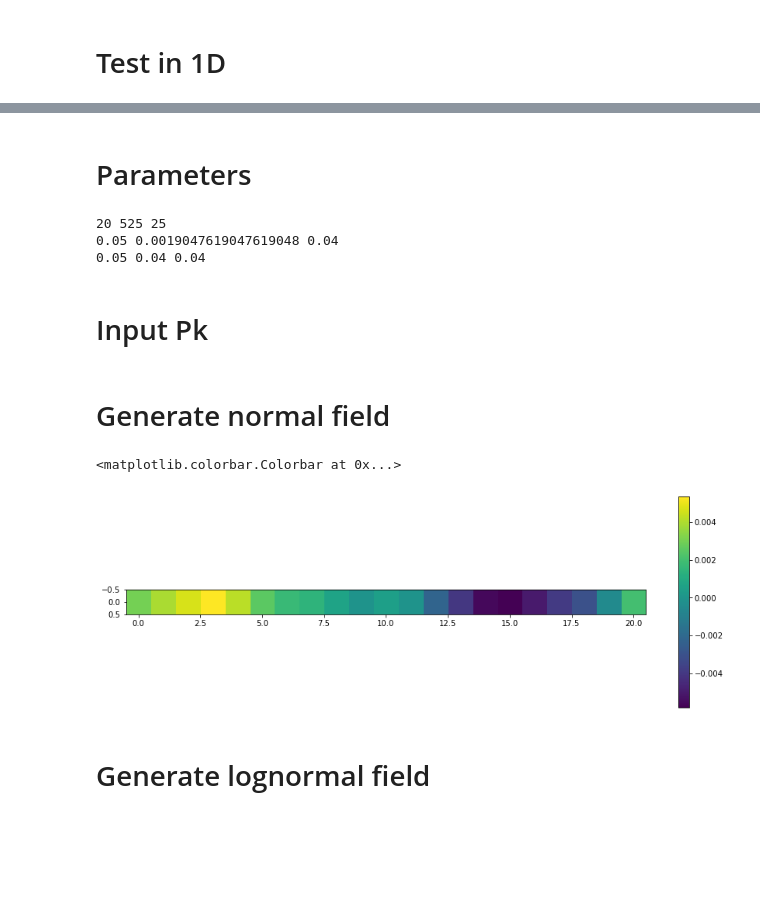
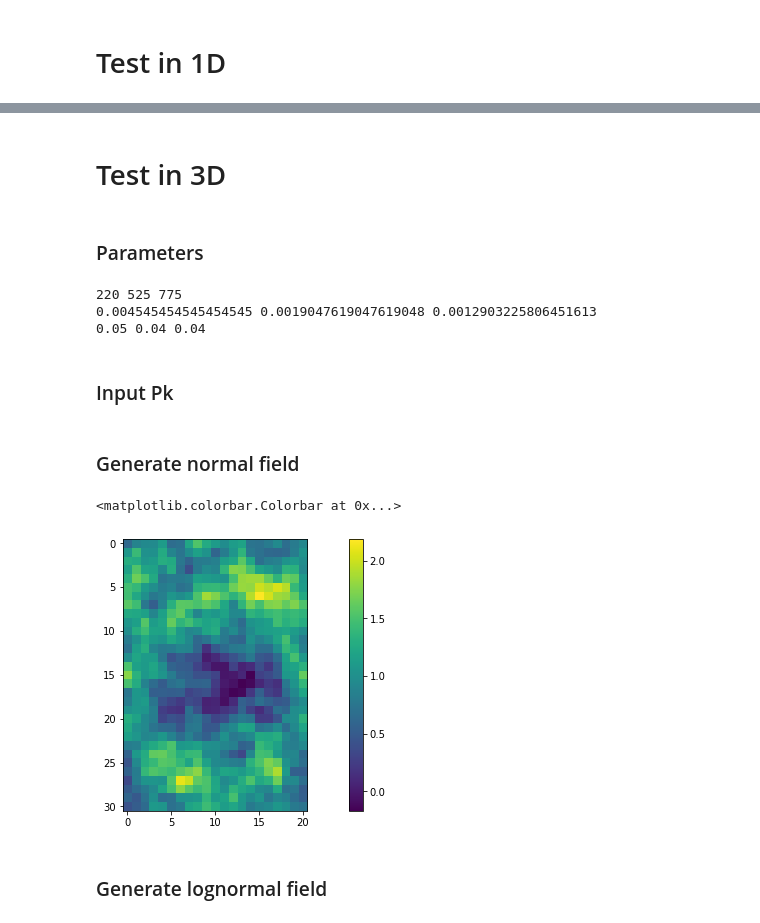
Before and after one commit to remi-adam/pitszi, a Jupyter notebook: notebook/pitszi_dev_lognormal_field_from_pk.ipynb, the cells around one changed output, grey strips where cells are left out. Drawn from its saved outputs; the diff is of its cells as text; code cells hidden in the pictures; blank space fills up the shorter version.

Commit message:
implement lognormal statistics and change default param

```diff
--- a/notebook/pitszi_dev_lognormal_field_from_pk.ipynb
+++ b/notebook/pitszi_dev_lognormal_field_from_pk.ipynb
@@ -174,26 +268,28 @@ plt.fill_between(kmeas, np.median(pkln_mc, axis=0)+np.std(pkln_mc, axis=0),
+# %% [markdown]
+# Test in 3D
 # %% [markdown]
-# Parameters
+### Parameters
 # %%
 Linj = 800
 Ldis = 10
 slope = -11.0/3
-Norm = 0.1
+Norm = 0.5
 # %%
 proj_reso = 20
 los_reso = 25
 Nx = 21
-Ny = 1
-Nz = 1
+Ny = 31
+Nz = 11
 
 print(proj_reso*Nz, los_reso*Nx, los_reso*Ny)
 print(1/(proj_reso*Nz), 1/(los_reso*Nx), 1/(los_reso*Ny))
 print(1/(proj_reso), 1/(los_reso), 1/(los_reso))
 # %% [output]
-20 525 25
-0.05 0.0019047619047619048 0.04
+220 525 775
+0.004545454545454545 0.0019047619047619048 0.0012903225806451613
 0.05 0.04 0.04
 # %% [markdown]
-# Input Pk
+### Input Pk
 # %%
 def get_pk3d_in(kin=np.logspace(-4, 0, 1000)):
 
@@ -208,38 +304,38 @@ def get_pk3d_in(kin=np.logspace(-4, 0, 1000)):
 
     return P3d_k
 # %% [markdown]
-# Generate normal field
+### Generate normal field
 # %%
 def get_gauss_field():
     k_x = np.fft.fftfreq(Nx, proj_reso) # 1/kpc
     k_y = np.fft.fftfreq(Ny, proj_reso)
     k_z = np.fft.fftfreq(Nz, los_reso)
 
     k3d_z, k3d_y, k3d_x = np.meshgrid(k_z, k_y, k_x, indexing='ij')
     k3d_norm = np.sqrt(k3d_x**2 + k3d_y**2 + k3d_z**2)
 
     k3d_norm_flat = k3d_norm.flatten()                      # Flatten the k3d array
     idx_sort = np.argsort(k3d_norm_flat)                    # Get the sorting index
     revidx = np.argsort(idx_sort)                           # Index to invert rearange by sorting
     k3d_norm_flat_sort = np.sort(k3d_norm_flat)             # Sort the k array
     P3d_flat_sort = get_pk3d_in(k3d_norm_flat_sort[1:])
     P3d_flat_sort = P3d_flat_sort                           # Take the unit out
     P3d_flat_sort = np.append(np.array([0]), P3d_flat_sort) # Add P(k=0) = 0 back
     P3d_flat = P3d_flat_sort[revidx]                        # Unsort
     P3d_k_grid = P3d_flat.reshape(Nz,Ny,Nx)                 # Unflatten to k cube
 
     amplitude =  np.sqrt(P3d_k_grid / (proj_reso*proj_reso*los_reso))
     field = np.random.normal(loc=0, scale=1, size=(Nz,Ny,Nx))
     fftfield = np.fft.fftn(field) * amplitude
-    fluctuation_cube = np.real(np.fft.ifftn(fftfield))
+    fluctuation_cube = np.real(np.fft.ifftn(fftfield)) + 1
     return fluctuation_cube
 
 plt.figure(0, figsize=(15,5))
 plt.imshow(get_gauss_field()[0,:,:])
 plt.colorbar()
 # %% [output]
 <matplotlib.colorbar.Colorbar at 0x...>
-[figure, old version]
+[figure, new version]
 # %% [markdown]
-# Generate lognormal field
+### Generate lognormal field
 # %%
```
Also changed, not shown: parts of 21 cells of this notebook, 4 other files.
